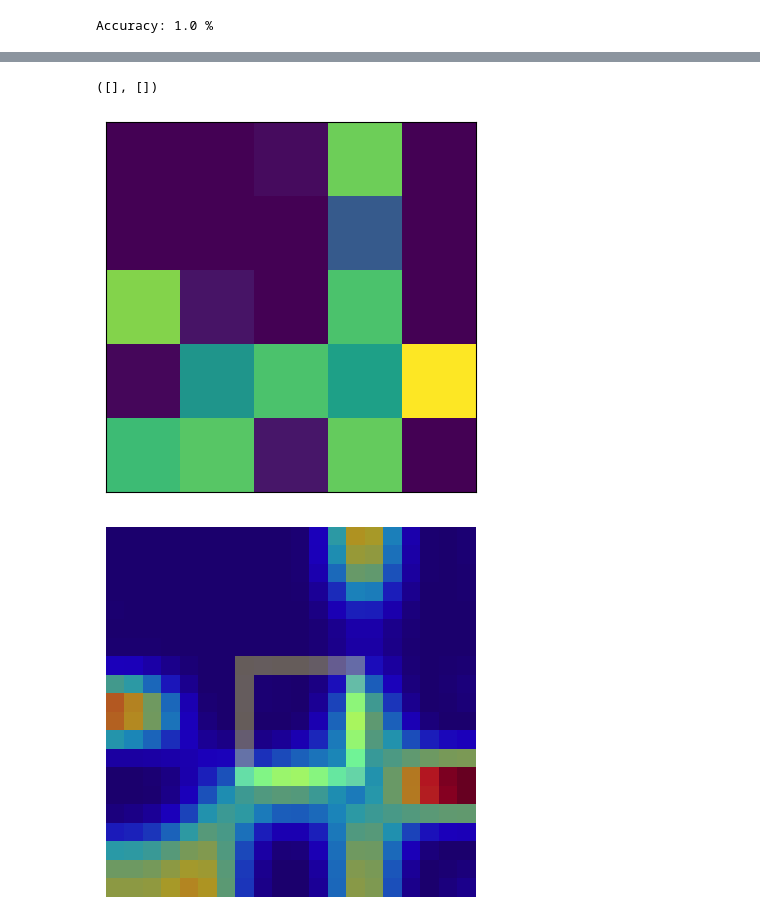
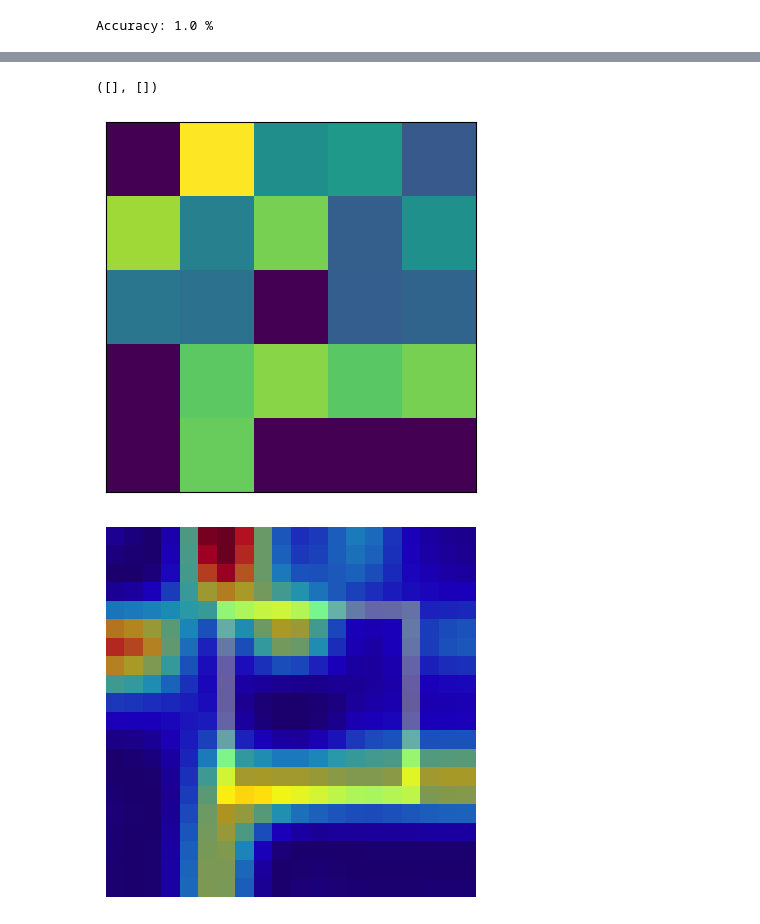
Before and after one commit to mknifiai/ai, a Jupyter notebook: 5. XAI.ipynb, the cells around one changed output, grey strips where cells are left out. Drawn from its saved outputs; the diff is of its cells as text; code cells hidden in the pictures.

```diff
--- a/5. XAI.ipynb
+++ b/5. XAI.ipynb
@@ -233,8 +237,9 @@ get_all_layers(model)
 loss_function = nn.BCELoss()
 optimizer = torch.optim.Adam(model.parameters(), lr=1e-4)
 # %%
-n_epochs = 10
+n_epochs = 15
 all_losses = []
+model.train(True)
 for epoch in range(n_epochs):
     losses = []
     total = 0
@@ -346,0 +315,3 @@ torch.Size([1, 25])
+# %%
+act = model.fc1.weight.data
+model.fc1.weight.data
@@ -346,0 +326,3 @@ torch.Size([1, 25])
+# %%
+grad = model.fc1.weight.grad.data
+model.fc1.weight.grad
@@ -347,9 +337,15 @@ torch.Size([1, 25])
 # %%
 # weight the activation by corresponding gradients
-act0 *= grad3[0,:]
+#print(torch.mean(grad,1).shape)
+#ggg
+
+mact = torch.mean(act,1)
+mgrad = torch.mean(grad,1)
+
+mact *= mgrad
 
 # relu on top of the heatmap
-heatmap = F.relu(act0)
+heatmap = F.relu(mact)
 
 # normalize the heatmap
 heatmap /= torch.max(heatmap)
@@ -360,7 +356,7 @@ plt.xticks([])
 plt.yticks([])
 # %% [output]
 ([], [])
-[figure, old version]
+[figure, new version]
 # %%
 from torchvision.transforms.functional import to_pil_image
 from matplotlib import colormaps
@@ -368,16 +364,16 @@ import PIL
 # %%
 fig, ax = plt.subplots()
 ax.axis('off') # removes the axis markers
 
 # First plot the original image
-ax.imshow(to_pil_image(-X[3, :].reshape(20,20), mode='L'))
+ax.imshow(to_pil_image(-X[1999, :].reshape(20,20), mode='L'))
 overlay = to_pil_image(heatmap.reshape(5,5), mode='F').resize((20,20), resample=PIL.Image.BICUBIC)
 
 cmap = colormaps['jet']
 overlay = (255 * cmap(np.asarray(overlay) ** 2)).astype(np.uint8)
 
 ax.imshow(overlay, alpha=0.6, interpolation='nearest')
 
 plt.show()
 # %% [output]
-[figure, old version]
+[figure, new version]
```
Also changed, not shown: parts of 19 cells of this notebook.
